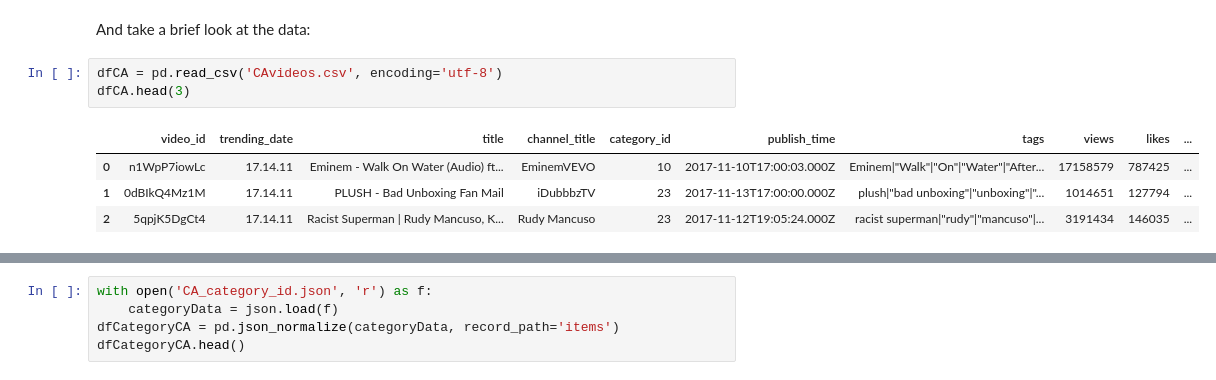
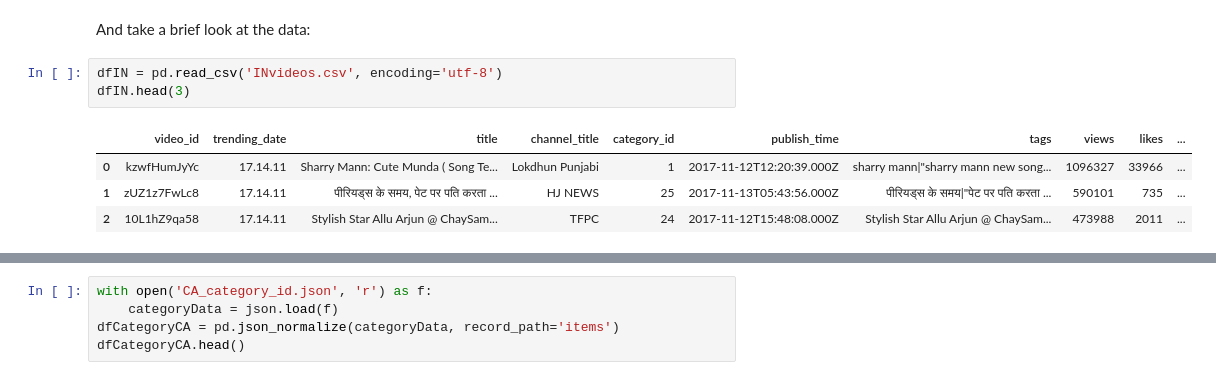
Before and after one commit to Eugeniy-Makarevich/Youtube-trending-videos, a Jupyter notebook: youtube_videos.ipynb, the cells around one changed output, grey strips where cells are left out. Drawn from its saved outputs; the diff is of its cells as text.

```diff
--- a/youtube_videos.ipynb
+++ b/youtube_videos.ipynb
@@ -40,10 +26,10 @@ os.listdir()
 # %% [markdown]
 And take a brief look at the data:
 # %%
-dfCA = pd.read_csv('CAvideos.csv', encoding='utf-8')
-dfCA.head(3)
+dfIN = pd.read_csv('INvideos.csv', encoding='utf-8')
+dfIN.head(3)
 # %% [output]
 |  | video_id | trending_date | title | channel_title | category_id | publish_time | tags | views | likes | ... |
-| 0 | n1WpP7iowLc | 17.14.11 | Eminem - Walk On Water (Audio) ft... | EminemVEVO | 10 | 2017-11-10T17:00:03.000Z | Eminem|"Walk"|"On"|"Water"|"After... | 17158579 | 787425 | ... |
-| 1 | 0dBIkQ4Mz1M | 17.14.11 | PLUSH - Bad Unboxing Fan Mail | iDubbbzTV | 23 | 2017-11-13T17:00:00.000Z | plush|"bad unboxing"|"unboxing"|"... | 1014651 | 127794 | ... |
-| 2 | 5qpjK5DgCt4 | 17.14.11 | Racist Superman | Rudy Mancuso, K... | Rudy Mancuso | 23 | 2017-11-12T19:05:24.000Z | racist superman|"rudy"|"mancuso"|... | 3191434 | 146035 | ... |
+| 0 | kzwfHumJyYc | 17.14.11 | Sharry Mann: Cute Munda ( Song Te... | Lokdhun Punjabi | 1 | 2017-11-12T12:20:39.000Z | sharry mann|"sharry mann new song... | 1096327 | 33966 | ... |
+| 1 | zUZ1z7FwLc8 | 17.14.11 | पीरियड्स के समय, पेट पर पति करता ... | HJ NEWS | 25 | 2017-11-13T05:43:56.000Z | पीरियड्स के समय|"पेट पर पति करता ... | 590101 | 735 | ... |
+| 2 | 10L1hZ9qa58 | 17.14.11 | Stylish Star Allu Arjun @ ChaySam... | TFPC | 24 | 2017-11-12T15:48:08.000Z | Stylish Star Allu Arjun @ ChaySam... | 473988 | 2011 | ... |
```
Also changed, not shown: parts of 26 cells of this notebook.
